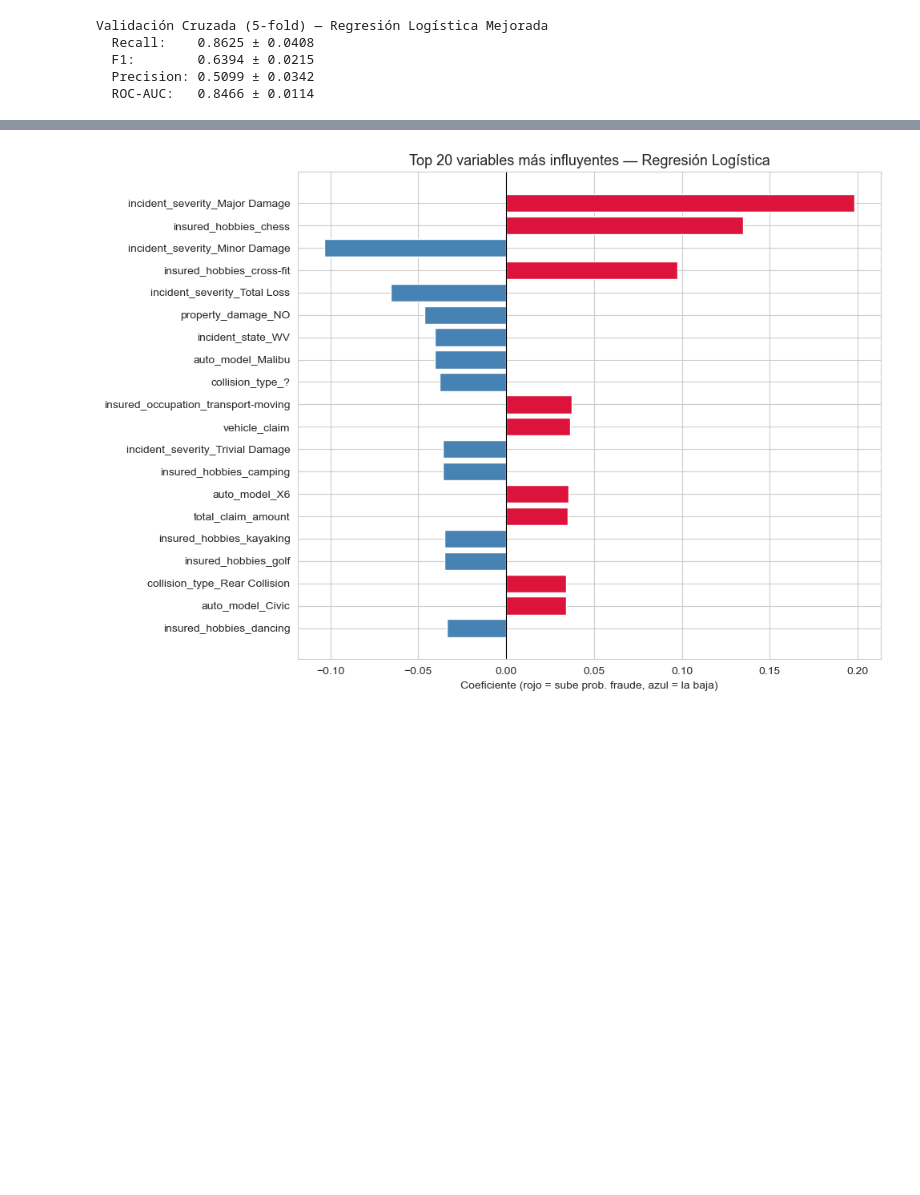
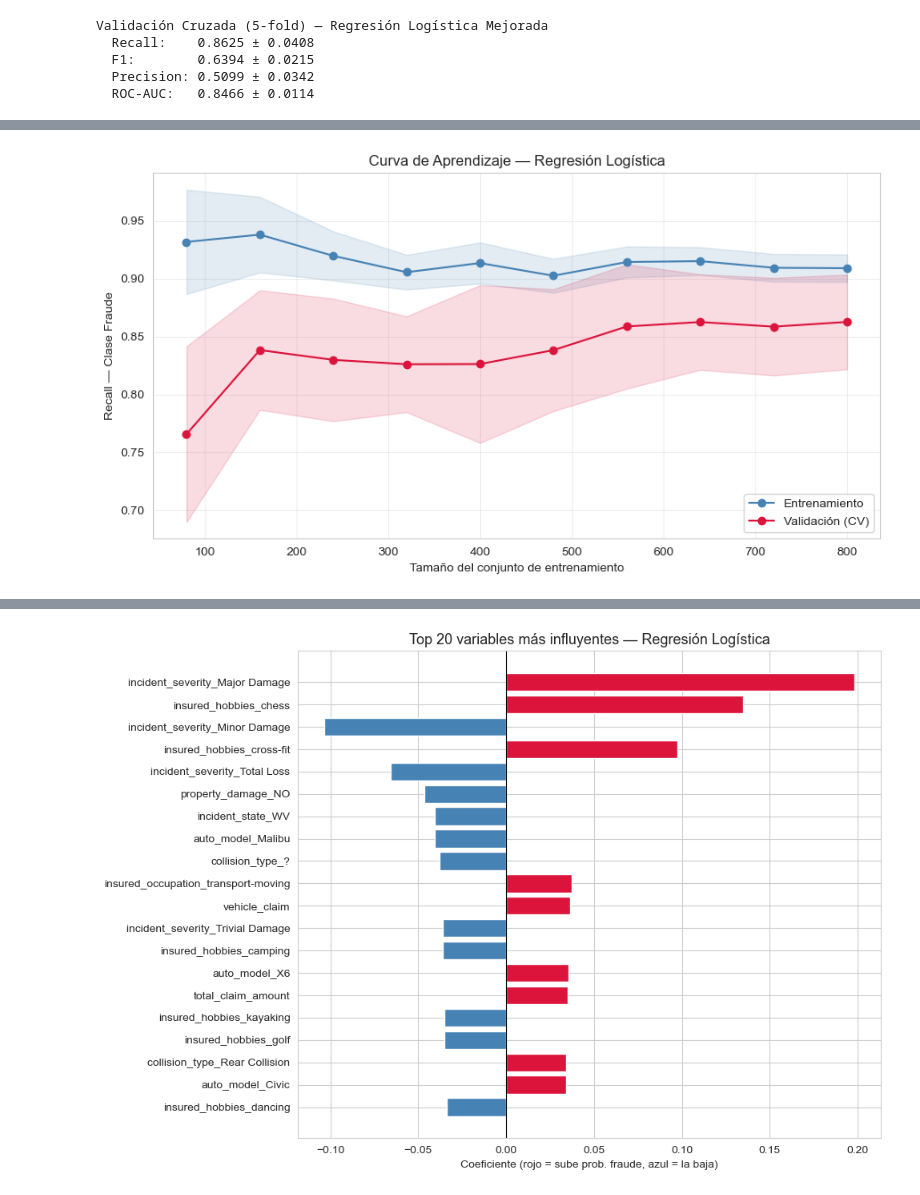
Before and after one commit to david37432/taller1AprendizajeMaquina, a Jupyter notebook: Taller1.ipynb, the cells around one changed output, grey strips where cells are left out. Cells and saved outputs as stored; diff of their text form; code cells hidden in the pictures; blank space fills up the shorter version.

```diff
--- a/Taller1.ipynb
+++ b/Taller1.ipynb
@@ -1257,0 +1361,35 @@ Variables Influyentes
+# %%
+from sklearn.model_selection import learning_curve
+import numpy as np
+import matplotlib.pyplot as plt
+
+train_sizes, train_scores, test_scores = learning_curve(
+    cv_pipeline,
+    X, y,
+    cv=StratifiedKFold(n_splits=5, shuffle=True, random_state=42),
+    scoring='recall',
+    train_sizes=np.linspace(0.1, 1.0, 10),
+    n_jobs=-1
+)
+
+train_mean = np.mean(train_scores, axis=1)
+train_std  = np.std(train_scores, axis=1)
+test_mean  = np.mean(test_scores, axis=1)
+test_std   = np.std(test_scores, axis=1)
+
+plt.figure(figsize=(9, 5))
+plt.plot(train_sizes, train_mean, 'o-', color='steelblue', label='Entrenamiento')
+plt.fill_between(train_sizes, train_mean - train_std, train_mean + train_std,
+                 alpha=0.15, color='steelblue')
+plt.plot(train_sizes, test_mean, 'o-', color='crimson', label='Validación (CV)')
+plt.fill_between(train_sizes, test_mean - test_std, test_mean + test_std,
+                 alpha=0.15, color='crimson')
+plt.xlabel('Tamaño del conjunto de entrenamiento')
+plt.ylabel('Recall — Clase Fraude')
+plt.title('Curva de Aprendizaje — Regresión Logística')
+plt.legend(loc='lower right')
+plt.grid(True, alpha=0.3)
+plt.tight_layout()
+plt.show()
+# %% [output]
+[figure, added]
```
Also changed, not shown: parts of 16 cells of this notebook.
